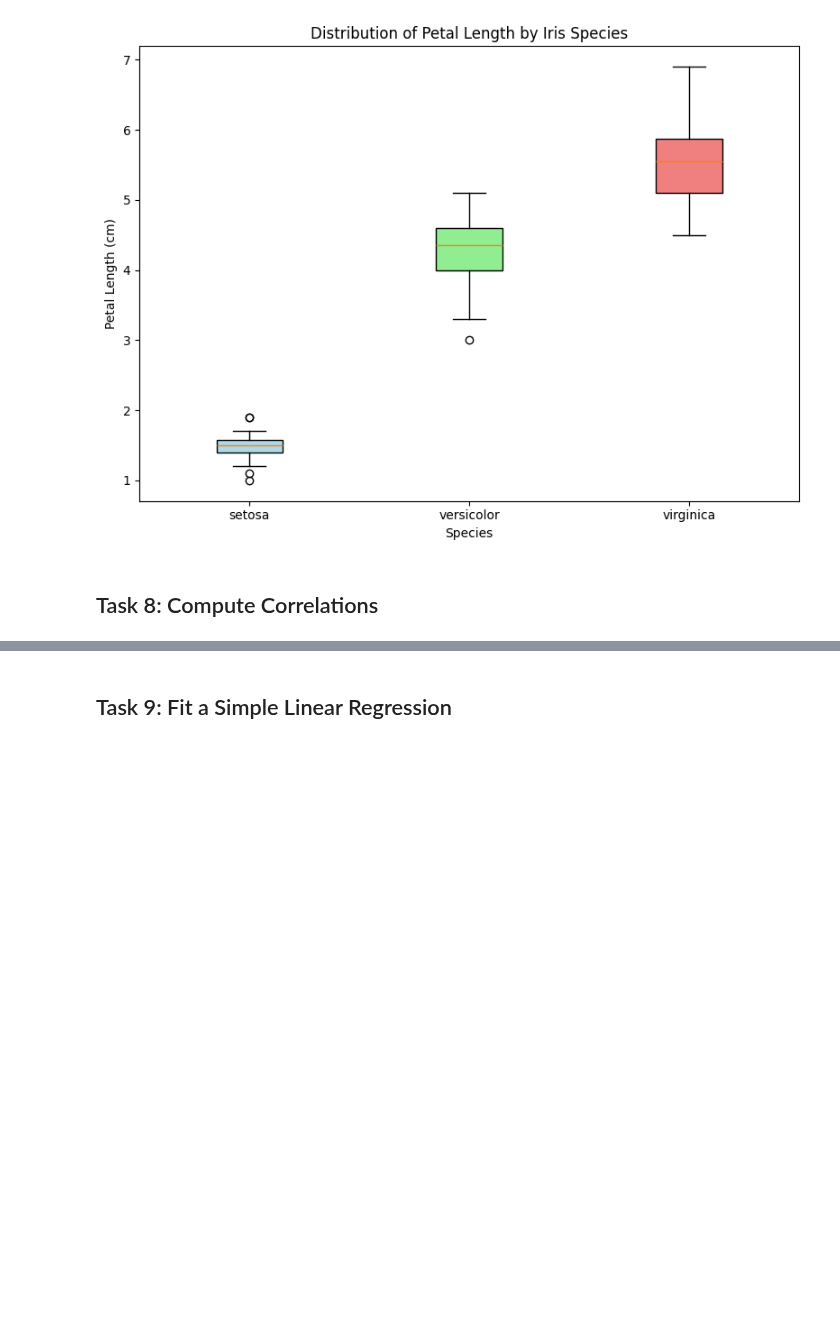
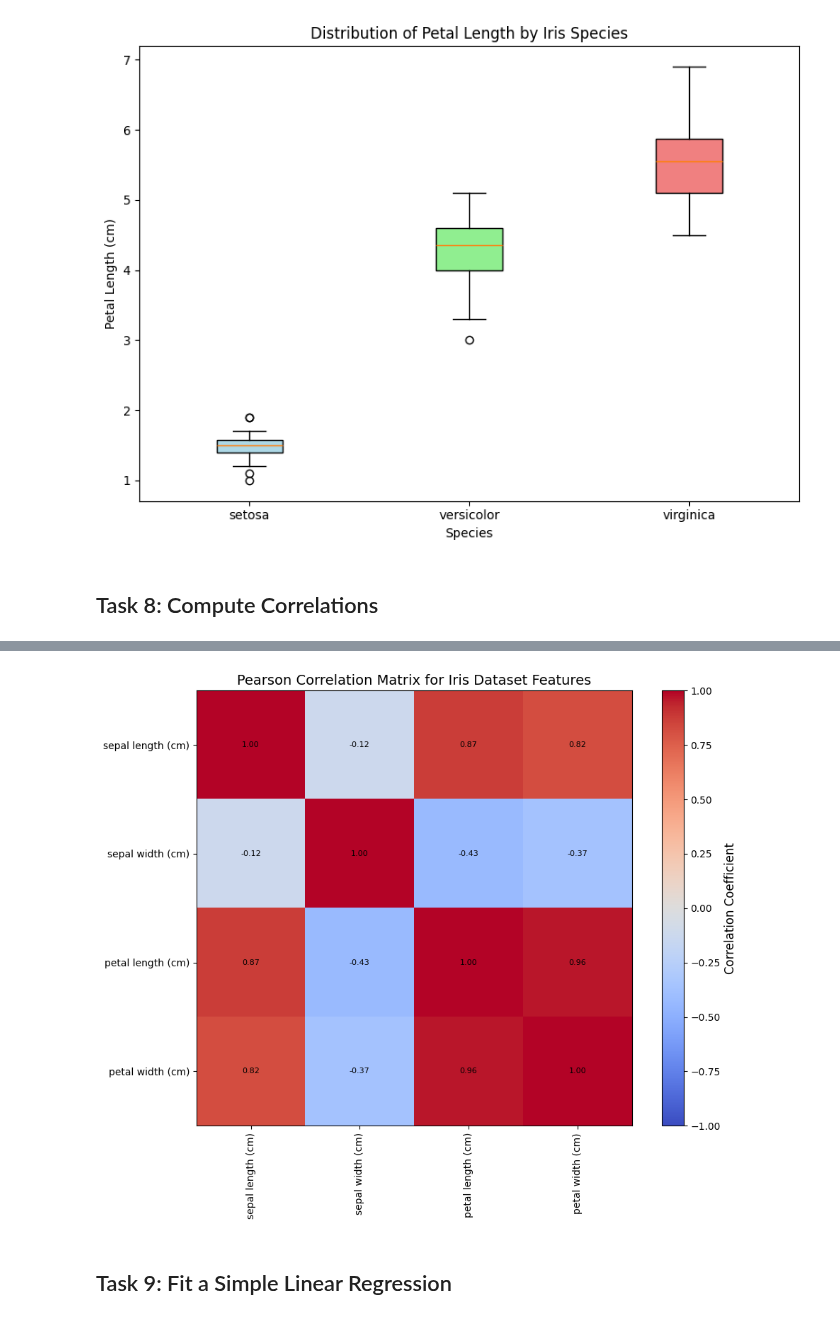
Before and after one commit to seasid3/seasid3-prin_data_analy, a Jupyter notebook: tasks.ipynb, the cells around one changed output, grey strips where cells are left out. Drawn from its saved outputs; the diff is of its cells as text; code cells hidden in the pictures; blank space fills up the shorter version.

```diff
--- a/tasks.ipynb
+++ b/tasks.ipynb
@@ -587,3 +657,43 @@ plt.show()
+# %%
+# Starting with the code from the last code cell, define df:
+df = pd.DataFrame(data=database.data, columns=database.feature_names)
+
+# Calculate the Pearson correlation coefficients
+correlation_matrix = df.corr(method="pearson")
+
+# Create figure and axes
+fig, ax = plt.subplots(figsize=(10,8))
+
+# Plot the heatmap using imshow
+cax = ax.imshow(correlation_matrix, cmap="coolwarm", vmin=-1, vmax=1)
+
+# Add a colour bar
+cbar = fig.colorbar(cax, ax=ax)
+cbar.set_label("Correlation Coefficient", fontsize=12)
+
+# Set the ticks and labels
+ticks = np.arange(len(correlation_matrix.columns))
+ax.set_xticks(ticks)
+ax.set_yticks(ticks)
+ax.set_xticklabels(correlation_matrix.columns, rotation=90, fontsize=10)
+ax.set_yticklabels(correlation_matrix.columns, fontsize=10)
+
+# Add gridlines
+ax.grid(False)
+
+# Add title
+ax.set_title("Pearson Correlation Matrix for Iris Dataset Features", fontsize=14)
+
+# Optimally annotate the correlation coefficients
+for i in range(len(correlation_matrix.columns)):
+    for j in range(len(correlation_matrix.columns)):
+        text = f"{correlation_matrix.iloc[i, j]:.2f}"
+        ax.text(j, i, text, ha="center", va="center", color="black", fontsize=8)
+
+plt.tight_layout()
+plt.show()
+# %% [output]
+[figure, added]
 # %% [markdown]
 ## Task 9: Fit a Simple Linear Regression
 # %% [markdown]
```
Also changed, not shown: parts of 9 cells of this notebook.
